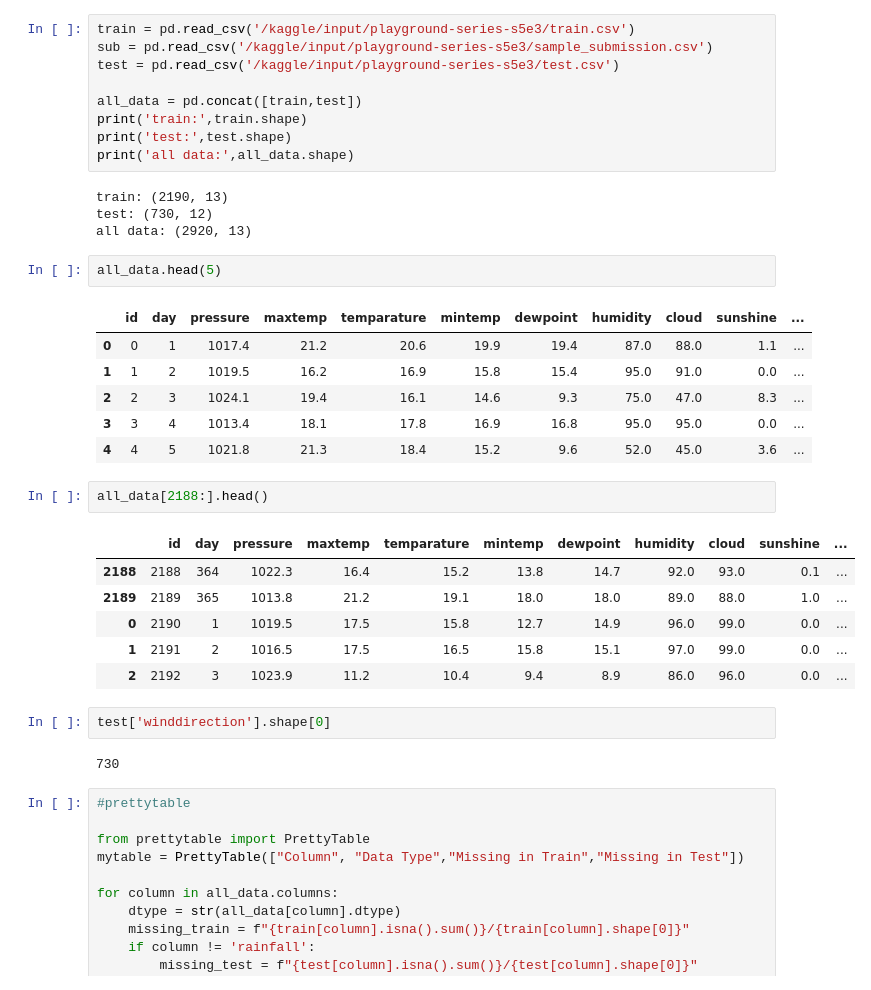
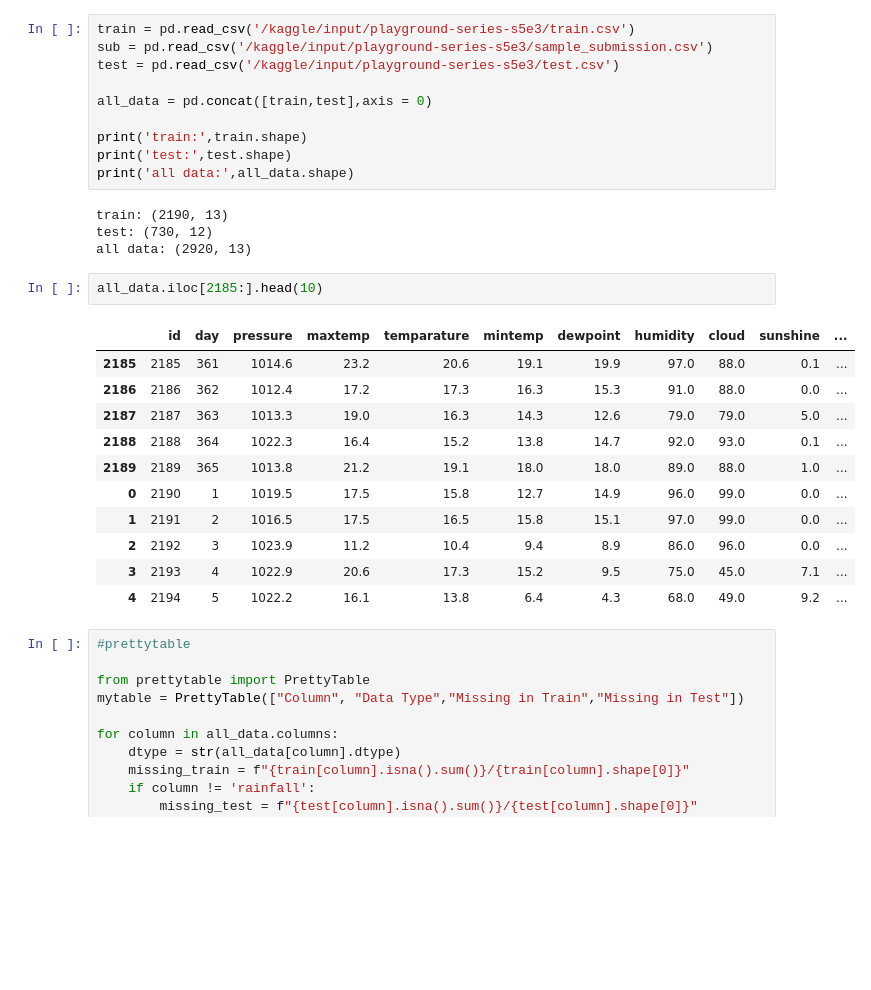
Before and after one commit to cagricivici/optuna_pred, a Jupyter notebook: rain-classification.ipynb, the cells around one changed output. Cells and saved outputs as stored; diff of their text form; blank space fills up the shorter version.

```diff
--- a/rain-classification.ipynb
+++ b/rain-classification.ipynb
@@ -25,7 +25,8 @@ train = pd.read_csv('/kaggle/input/playground-series-s5e3/train.csv')
 sub = pd.read_csv('/kaggle/input/playground-series-s5e3/sample_submission.csv')
 test = pd.read_csv('/kaggle/input/playground-series-s5e3/test.csv')
 
-all_data = pd.concat([train,test])
+all_data = pd.concat([train,test],axis = 0)
+
 print('train:',train.shape)
 print('test:',test.shape)
 print('all data:',all_data.shape)
@@ -34,27 +35,19 @@ train: (2190, 13)
 test: (730, 12)
 all data: (2920, 13)
 # %%
-all_data.head(5)
+all_data.iloc[2185:].head(10)
 # %% [output]
 |  | id | day | pressure | maxtemp | temparature | mintemp | dewpoint | humidity | cloud | sunshine | ... |
-| 0 | 0 | 1 | 1017.4 | 21.2 | 20.6 | 19.9 | 19.4 | 87.0 | 88.0 | 1.1 | ... |
-| 1 | 1 | 2 | 1019.5 | 16.2 | 16.9 | 15.8 | 15.4 | 95.0 | 91.0 | 0.0 | ... |
-| 2 | 2 | 3 | 1024.1 | 19.4 | 16.1 | 14.6 | 9.3 | 75.0 | 47.0 | 8.3 | ... |
-| 3 | 3 | 4 | 1013.4 | 18.1 | 17.8 | 16.9 | 16.8 | 95.0 | 95.0 | 0.0 | ... |
-| 4 | 4 | 5 | 1021.8 | 21.3 | 18.4 | 15.2 | 9.6 | 52.0 | 45.0 | 3.6 | ... |
+| 2185 | 2185 | 361 | 1014.6 | 23.2 | 20.6 | 19.1 | 19.9 | 97.0 | 88.0 | 0.1 | ... |
+| 2186 | 2186 | 362 | 1012.4 | 17.2 | 17.3 | 16.3 | 15.3 | 91.0 | 88.0 | 0.0 | ... |
+| 2187 | 2187 | 363 | 1013.3 | 19.0 | 16.3 | 14.3 | 12.6 | 79.0 | 79.0 | 5.0 | ... |
+| 2188 | 2188 | 364 | 1022.3 | 16.4 | 15.2 | 13.8 | 14.7 | 92.0 | 93.0 | 0.1 | ... |
+| 2189 | 2189 | 365 | 1013.8 | 21.2 | 19.1 | 18.0 | 18.0 | 89.0 | 88.0 | 1.0 | ... |
+| 0 | 2190 | 1 | 1019.5 | 17.5 | 15.8 | 12.7 | 14.9 | 96.0 | 99.0 | 0.0 | ... |
+| 1 | 2191 | 2 | 1016.5 | 17.5 | 16.5 | 15.8 | 15.1 | 97.0 | 99.0 | 0.0 | ... |
+| 2 | 2192 | 3 | 1023.9 | 11.2 | 10.4 | 9.4 | 8.9 | 86.0 | 96.0 | 0.0 | ... |
+| 3 | 2193 | 4 | 1022.9 | 20.6 | 17.3 | 15.2 | 9.5 | 75.0 | 45.0 | 7.1 | ... |
+| 4 | 2194 | 5 | 1022.2 | 16.1 | 13.8 | 6.4 | 4.3 | 68.0 | 49.0 | 9.2 | ... |
-# %%
-all_data[2188:].head()
-# %% [output]
-|  | id | day | pressure | maxtemp | temparature | mintemp | dewpoint | humidity | cloud | sunshine | ... |
-| 2188 | 2188 | 364 | 1022.3 | 16.4 | 15.2 | 13.8 | 14.7 | 92.0 | 93.0 | 0.1 | ... |
-| 2189 | 2189 | 365 | 1013.8 | 21.2 | 19.1 | 18.0 | 18.0 | 89.0 | 88.0 | 1.0 | ... |
-| 0 | 2190 | 1 | 1019.5 | 17.5 | 15.8 | 12.7 | 14.9 | 96.0 | 99.0 | 0.0 | ... |
-| 1 | 2191 | 2 | 1016.5 | 17.5 | 16.5 | 15.8 | 15.1 | 97.0 | 99.0 | 0.0 | ... |
-| 2 | 2192 | 3 | 1023.9 | 11.2 | 10.4 | 9.4 | 8.9 | 86.0 | 96.0 | 0.0 | ... |
-# %%
-test['winddirection'].shape[0]
-# %% [output]
-730
 # %%
 #prettytable
 
```
Also changed, not shown: parts of 57 cells of this notebook.
